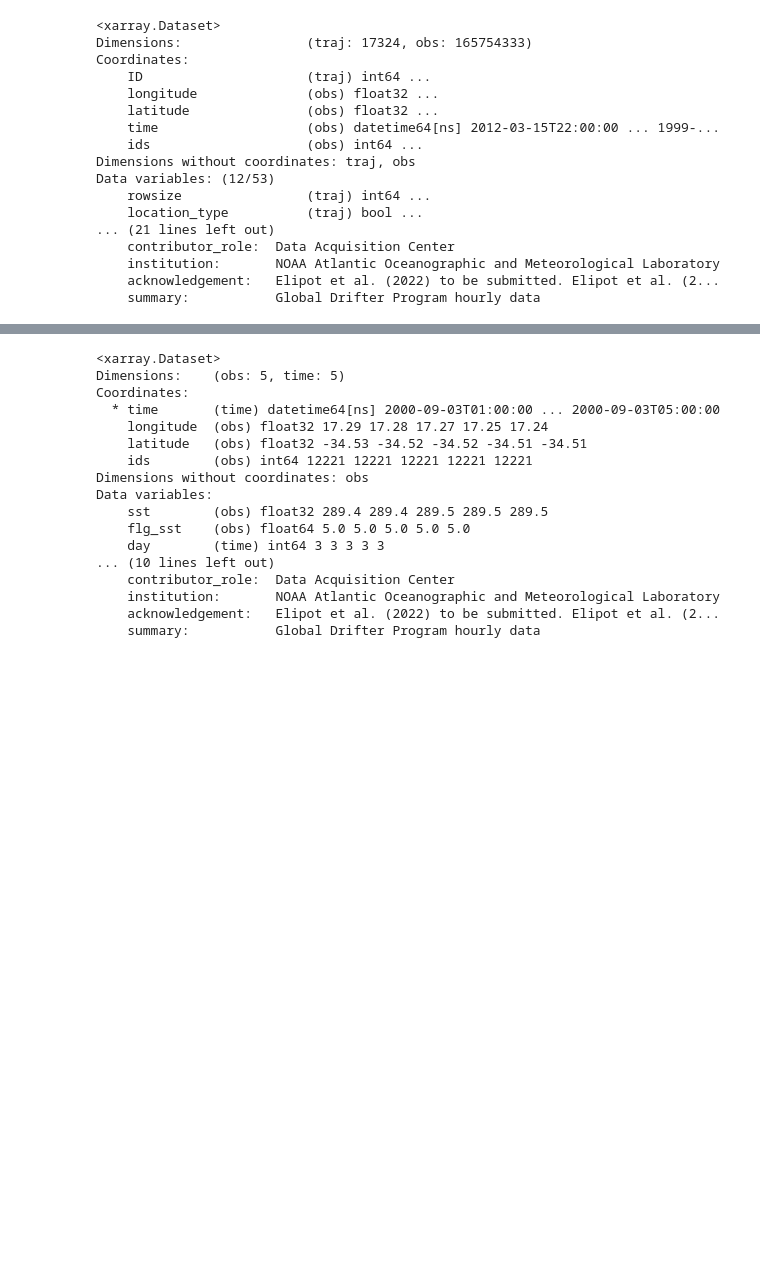
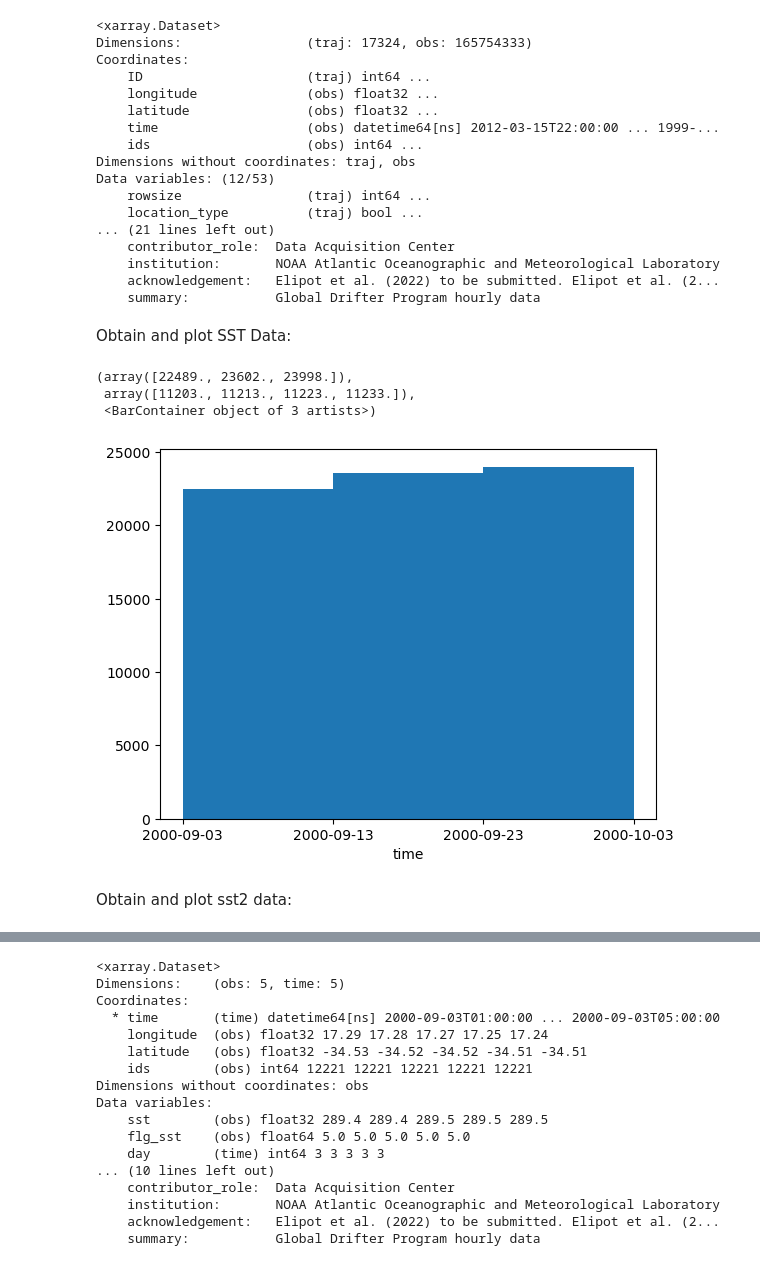
Before and after one commit to Eli8131/First_Project_SE, a Jupyter notebook: Histogram.ipynb, the cells around one changed output, grey strips where cells are left out. Cells and saved outputs as stored; diff of their text form; code cells hidden in the pictures; blank space fills up the shorter version.

Commit message:
3 Histograms for a month of data, need to combine

```diff
--- a/Histogram.ipynb
+++ b/Histogram.ipynb
@@ -44,3 +44,24 @@ Data variables: (12/53)
     institution:       NOAA Atlantic Oceanographic and Meteorological Laboratory
     acknowledgement:   Elipot et al. (2022) to be submitted. Elipot et al. (2...
     summary:           Global Drifter Program hourly data
+# %% [markdown]
+Obtain and plot SST Data:
+# %%
+bin1 = '2000-09-03'
+bin2 = '2000-10-03'
+data_subset_sst = ds[['time', 'sst', 'flg_sst']].where((ds.time > np.datetime64(bin1)) &
+                                                   (ds.time < np.datetime64(bin2)) &
+                                                   (ds.flg_sst ==5), drop=True)
+# %%
+bin1 = '2000-09-03'
+bin2 = '2000-10-03'
+xticks = pd.date_range(bin1, bin2, freq= "10D") # xticks to align with 10-day bins
+bins = pd.date_range(bin1, bin2, freq= "10D")  # 10 day bins
+data_subset_sst['time'].plot.hist(xticks = xticks, bins = bins)
+# %% [output]
+(array([22489., 23602., 23998.]),
+ array([11203., 11213., 11223., 11233.]),
+ <BarContainer object of 3 artists>)
+[figure, added]
+# %% [markdown]
+Obtain and plot sst2 data:
```
Also changed, not shown: parts of 8 cells of this notebook.
